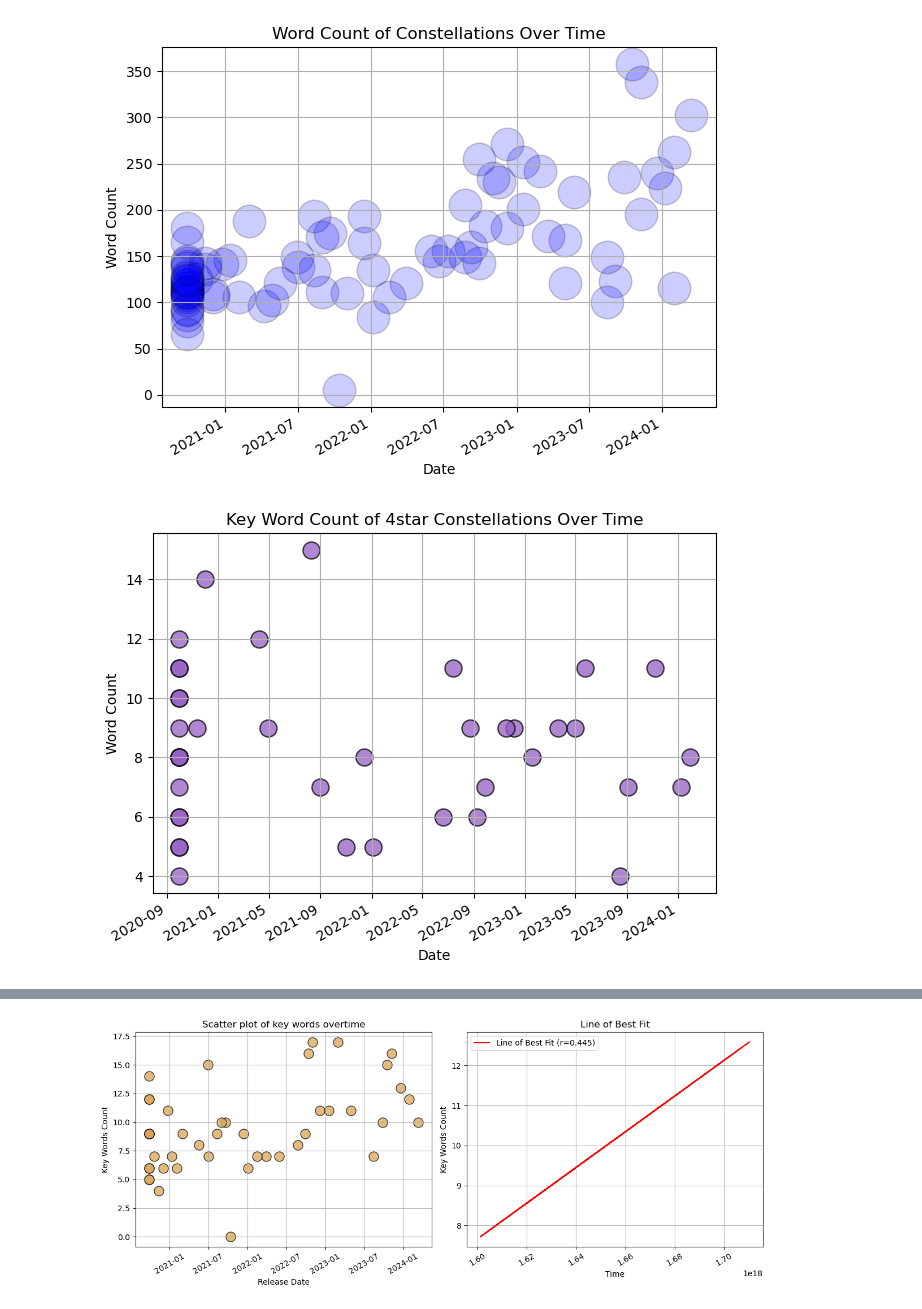
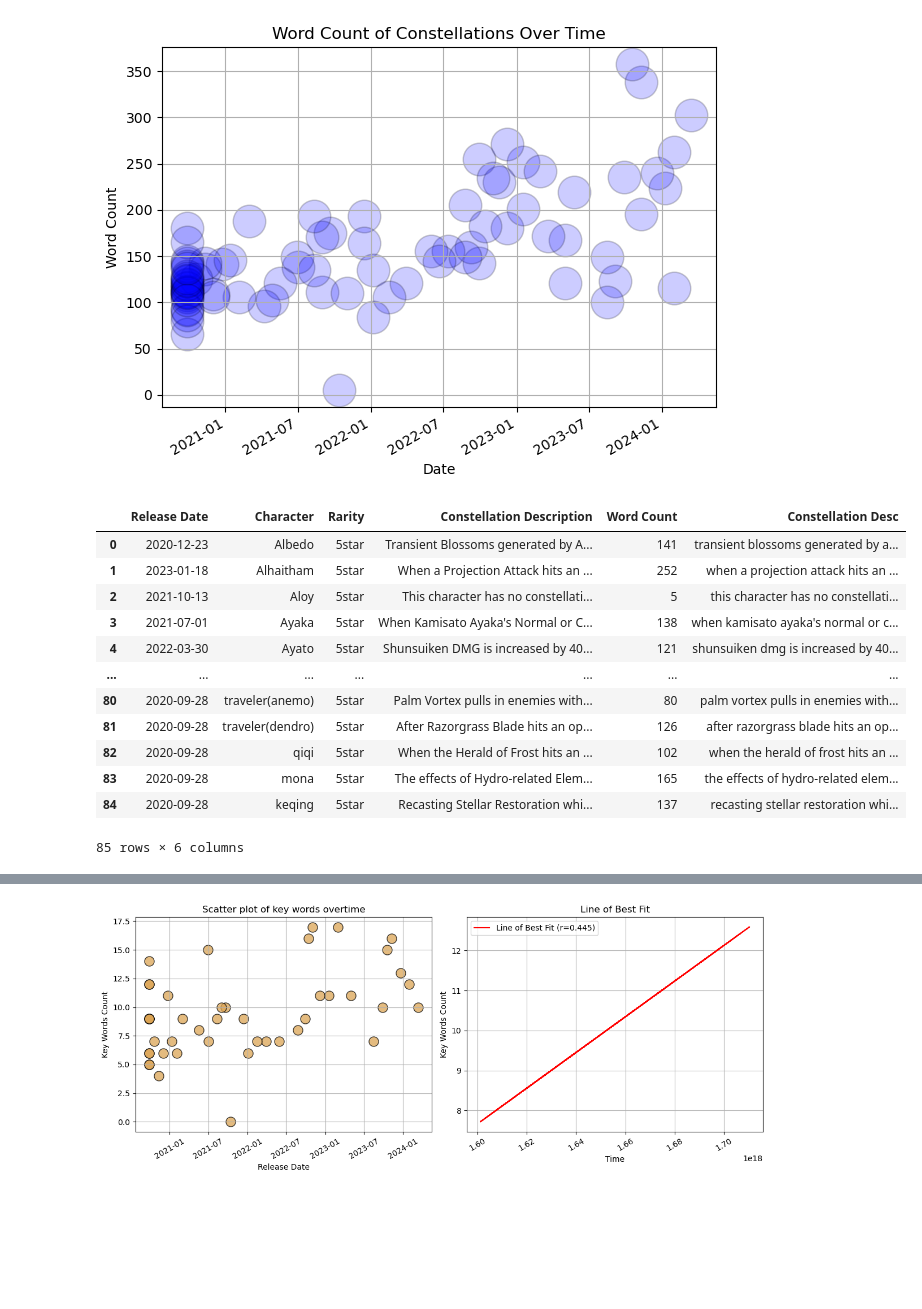
Before and after one commit to igntobias/BEE2041_Project, a Jupyter notebook: BEE_2041_Project_Pandas_File.ipynb, the cells around one changed output, grey strips where cells are left out. Saved outputs shown, nothing was run; the diff lists cells and outputs as text; code cells hidden in the pictures; blank space fills up the shorter version.

```diff
--- a/BEE_2041_Project_Pandas_File.ipynb
+++ b/BEE_2041_Project_Pandas_File.ipynb
@@ -92,6 +88,28 @@ def count_target_words(Input, Target):
                 count += 1
 
     return count
+# %%
+#Modifying df1 to have compatible constellation descriptions
+
+df1['Constellation Desc'] = df1['Constellation Description'].replace(".", "").replace('(', "").replace(')', "")
+df1['Constellation Desc'] = df1['Constellation Desc'].apply(lambda x: x.lower())
+#df1 = df1.drop(columns = ['Constellation Description'])
+
+df1
+# %% [output]
+|  | Release Date | Character | Rarity | Constellation Description | Word Count | Constellation Desc |
+| 0 | 2020-12-23 | Albedo | 5star | Transient Blossoms generated by A... | 141 | transient blossoms generated by a... |
+| 1 | 2023-01-18 | Alhaitham | 5star | When a Projection Attack hits an ... | 252 | when a projection attack hits an ... |
+| 2 | 2021-10-13 | Aloy | 5star | This character has no constellati... | 5 | this character has no constellati... |
+| 3 | 2021-07-01 | Ayaka | 5star | When Kamisato Ayaka's Normal or C... | 138 | when kamisato ayaka's normal or c... |
+| 4 | 2022-03-30 | Ayato | 5star | Shunsuiken DMG is increased by 40... | 121 | shunsuiken dmg is increased by 40... |
+| ... | ... | ... | ... | ... | ... | ... |
+| 80 | 2020-09-28 | traveler(anemo) | 5star | Palm Vortex pulls in enemies with... | 80 | palm vortex pulls in enemies with... |
+| 81 | 2020-09-28 | traveler(dendro) | 5star | After Razorgrass Blade hits an op... | 126 | after razorgrass blade hits an op... |
+| 82 | 2020-09-28 | qiqi | 5star | When the Herald of Frost hits an ... | 102 | when the herald of frost hits an ... |
+| 83 | 2020-09-28 | mona | 5star | The effects of Hydro-related Elem... | 165 | the effects of hydro-related elem... |
+| 84 | 2020-09-28 | keqing | 5star | Recasting Stellar Restoration whi... | 137 | recasting stellar restoration whi... |
+85 rows × 6 columns
 # %%
 #Creating new dataframe with different counts (df2), on the 4 star characters
 
@@ -123,23 +141,21 @@ df2_Epic['Key Count'] = df2_Epic['Constellation Desc'].apply(lambda x: count_tar
 
 #Creating plots for 4 Star Rarities key words
 
-df2_Epic.plot.scatter(x = 'Release Date', y = 'Key Count', color='#945dc4',
-                 marker = 'o', edgecolor = 'black', alpha = 0.75, s = 150)
+#df2_Epic.plot.scatter(x = 'Release Date', y = 'Key Count', color='#945dc4',
+#                 marker = 'o', edgecolor = 'black', alpha = 0.75, s = 150)
 
 #Adding labels and title
-plt.xlabel('Date')
-plt.ylabel('Word Count')
-plt.title('Key Word Count of 4star Constellations Over Time')
+#plt.xlabel('Date')
+#plt.ylabel('Word Count')
+#plt.title('Key Word Count of 4star Constellations Over Time')
 
 #Formatting x-axis ticks as dates
-plt.xticks(rotation=30, ha='right')
+#plt.xticks(rotation=30, ha='right')
 
 #Display the plot
-plt.grid(True)
-plt.tight_layout()
-plt.show()
+#plt.grid(True)
+#plt.tight_layout()
+#plt.show()
-# %% [output]
-[figure, removed]
 # %%
 #Creating new dataframe with different counts (df2), on the 5 star characters
 
```
Also changed, not shown: parts of 14 cells of this notebook, 1 other file.
